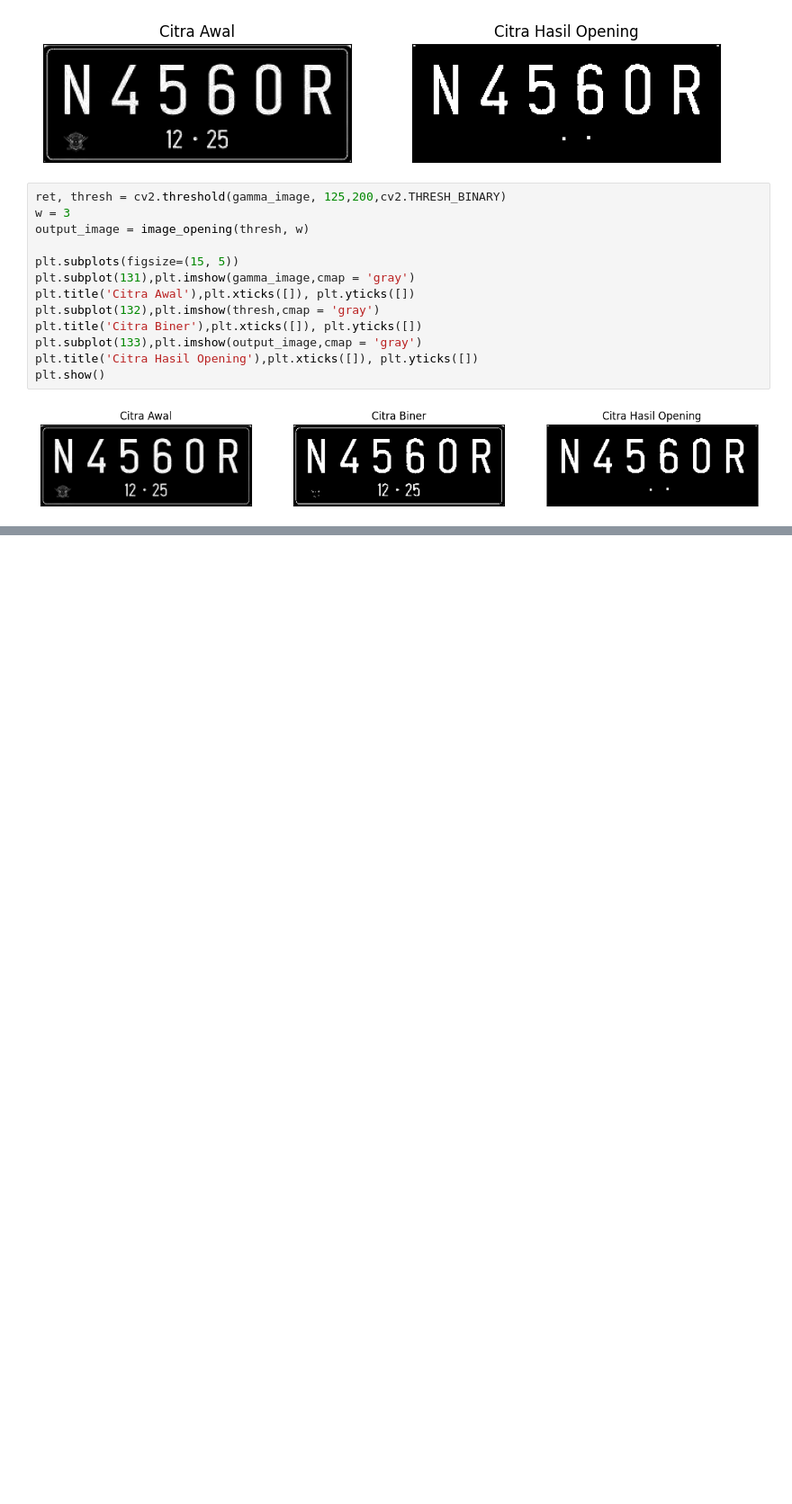
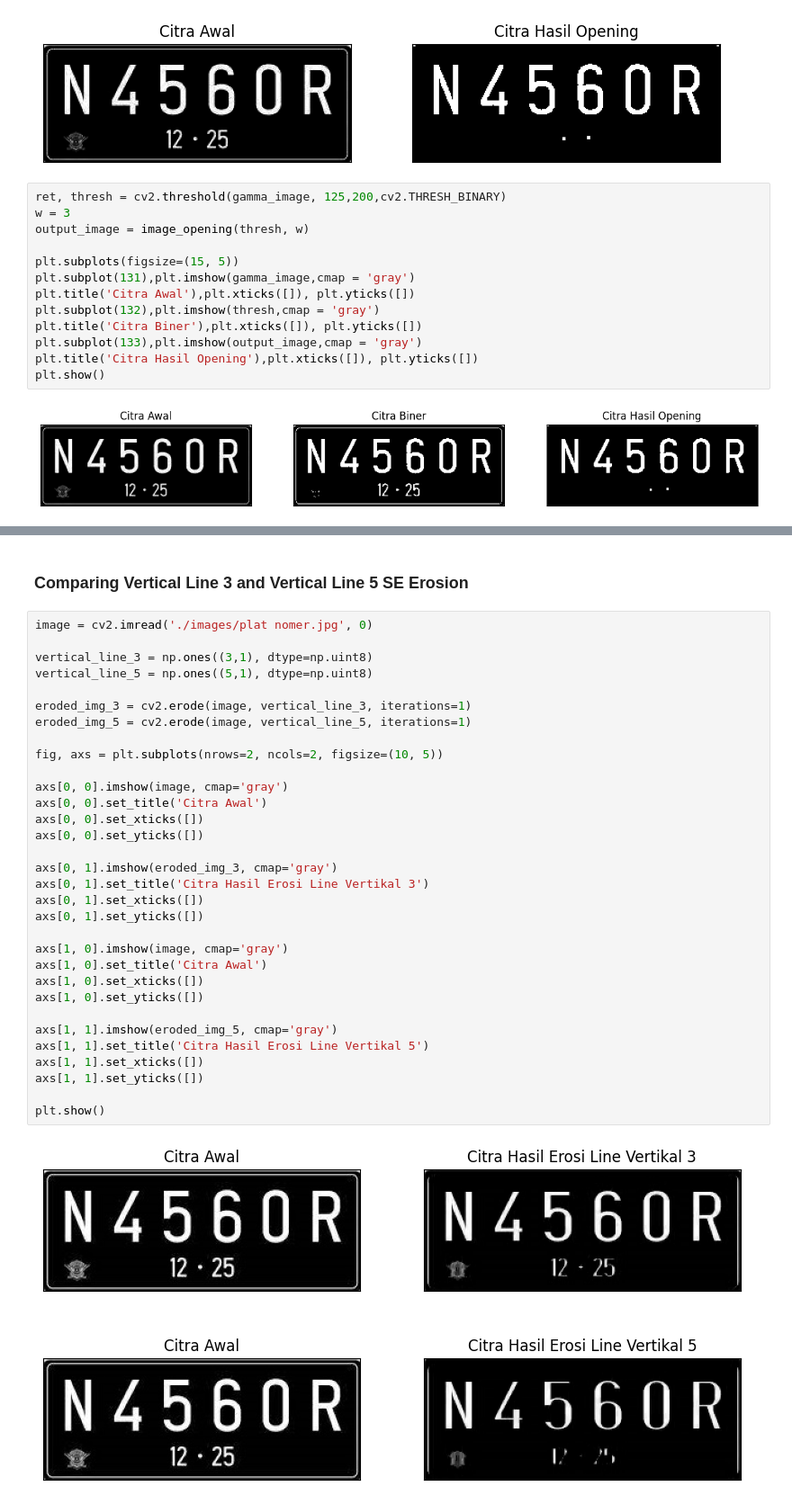
Before and after one commit to andidprastyo/PCVK_Ganjil_2023, a Jupyter notebook: week - 09/morphology.ipynb, the cells around one changed output, grey strips where cells are left out. Shown at 90% size. Drawn from its saved outputs; the diff is of its cells as text; blank space fills up the shorter version.

```diff
--- a/week - 09/morphology.ipynb
+++ b/week - 09/morphology.ipynb
@@ -183,0 +252,36 @@ plt.show()
+# %% [markdown]
+### Comparing Vertical Line 3 and Vertical Line  5 SE Erosion
+# %%
+image = cv2.imread('./images/plat nomer.jpg', 0)
+
+vertical_line_3 = np.ones((3,1), dtype=np.uint8)
+vertical_line_5 = np.ones((5,1), dtype=np.uint8)
+
+eroded_img_3 = cv2.erode(image, vertical_line_3, iterations=1)
+eroded_img_5 = cv2.erode(image, vertical_line_5, iterations=1)
+
+fig, axs = plt.subplots(nrows=2, ncols=2, figsize=(10, 5))
+
+axs[0, 0].imshow(image, cmap='gray')
+axs[0, 0].set_title('Citra Awal')
+axs[0, 0].set_xticks([])
+axs[0, 0].set_yticks([])
+
+axs[0, 1].imshow(eroded_img_3, cmap='gray')
+axs[0, 1].set_title('Citra Hasil Erosi Line Vertikal 3')
+axs[0, 1].set_xticks([])
+axs[0, 1].set_yticks([])
+
+axs[1, 0].imshow(image, cmap='gray')
+axs[1, 0].set_title('Citra Awal')
+axs[1, 0].set_xticks([])
+axs[1, 0].set_yticks([])
+
+axs[1, 1].imshow(eroded_img_5, cmap='gray')
+axs[1, 1].set_title('Citra Hasil Erosi Line Vertikal 5')
+axs[1, 1].set_xticks([])
+axs[1, 1].set_yticks([])
+
+plt.show()
+# %% [output]
+[figure, added]
```
Also changed, not shown: parts of 5 cells of this notebook.
